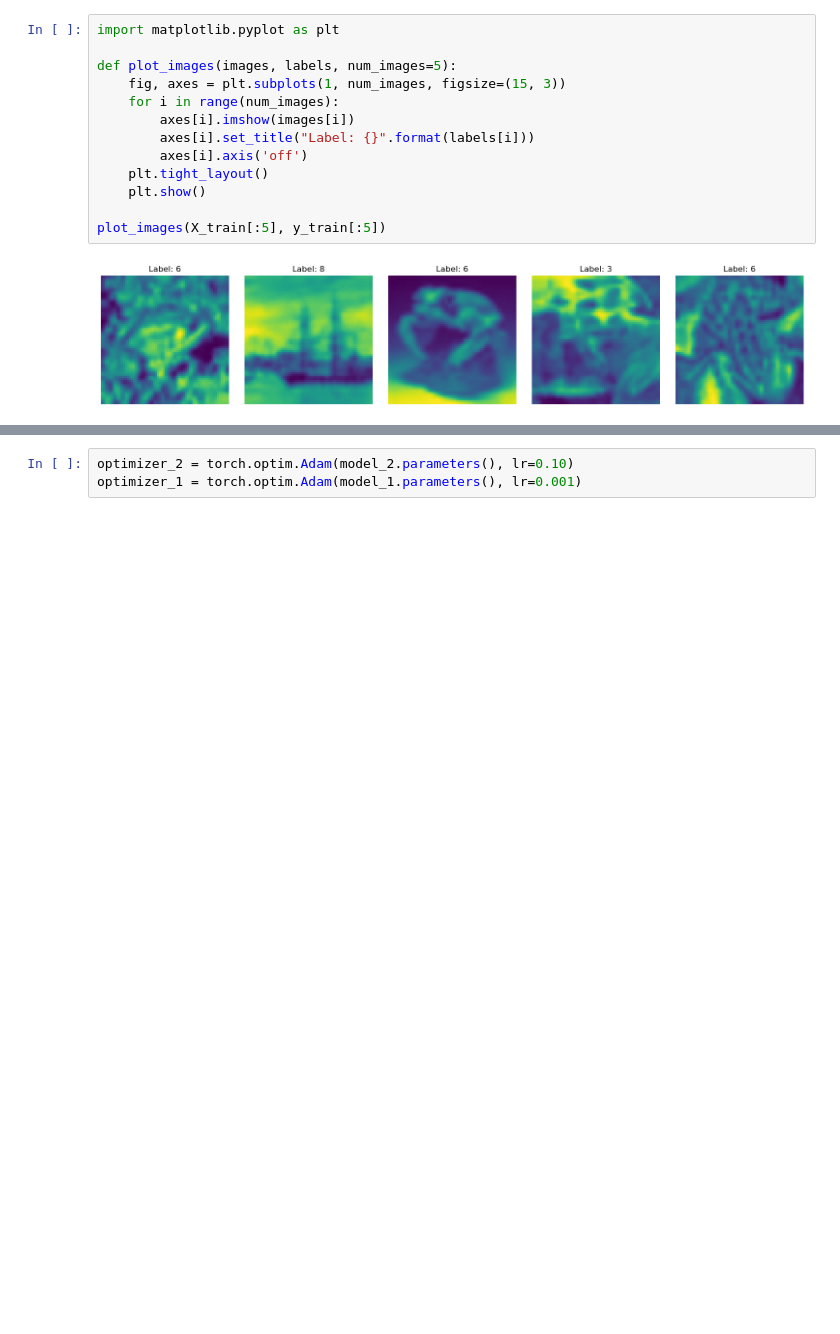
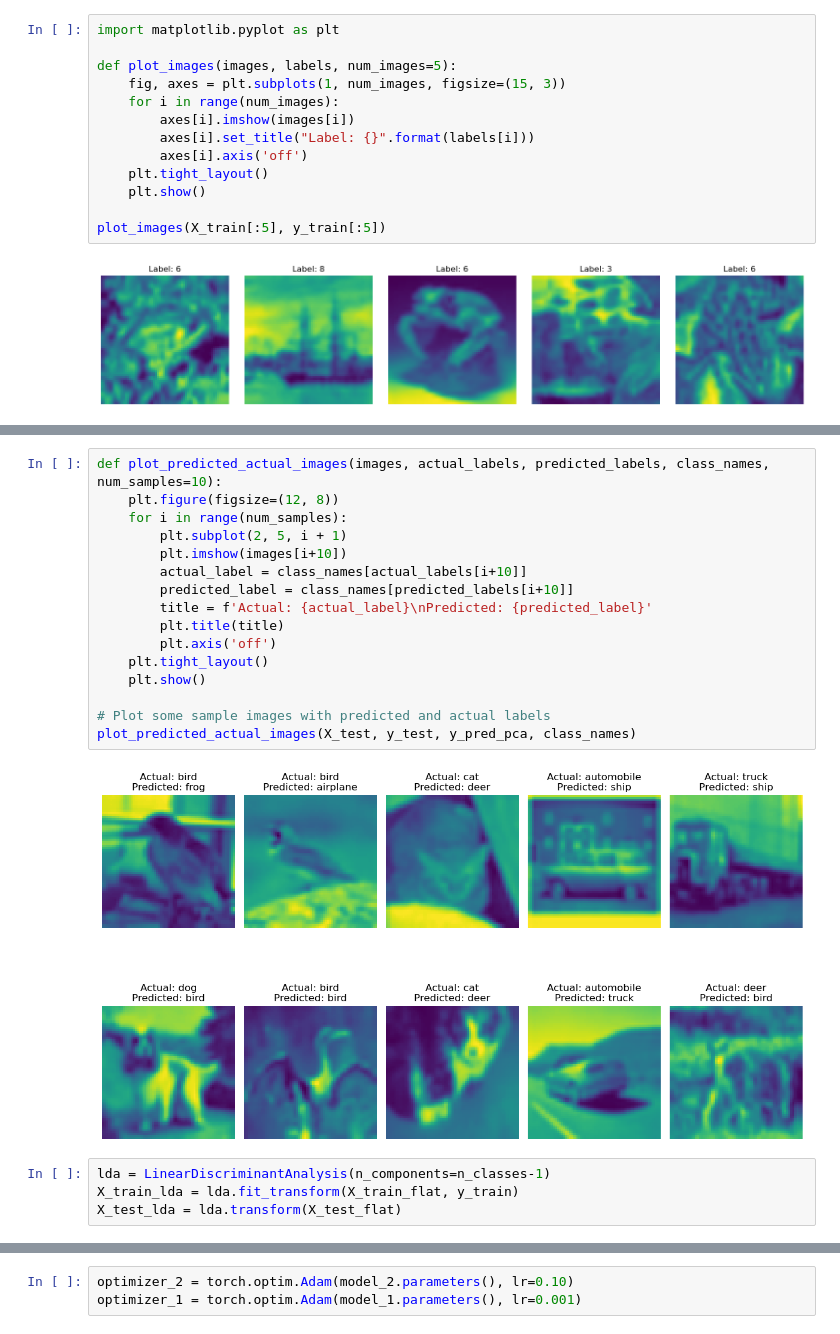
Before and after one commit to adityakedia006/Object_Recognition, a Jupyter notebook: Object Recognition/obj_recog.ipynb, the cells around one changed output, grey strips where cells are left out. Drawn from its saved outputs; the diff is of its cells as text; blank space fills up the shorter version.

```diff
--- a/Object Recognition/obj_recog.ipynb
+++ b/Object Recognition/obj_recog.ipynb
@@ -113,0 +282,22 @@ plot_images(X_train[:5], y_train[:5])
+# %%
+def plot_predicted_actual_images(images, actual_labels, predicted_labels, class_names, num_samples=10):
+    plt.figure(figsize=(12, 8))
+    for i in range(num_samples):
+        plt.subplot(2, 5, i + 1)
+        plt.imshow(images[i+10])
+        actual_label = class_names[actual_labels[i+10]]
+        predicted_label = class_names[predicted_labels[i+10]]
+        title = f'Actual: {actual_label}\nPredicted: {predicted_label}'
+        plt.title(title)
+        plt.axis('off')
+    plt.tight_layout()
+    plt.show()
+
+# Plot some sample images with predicted and actual labels
+plot_predicted_actual_images(X_test, y_test, y_pred_pca, class_names)
+# %% [output]
+[figure, added]
+# %%
+lda = LinearDiscriminantAnalysis(n_components=n_classes-1)
+X_train_lda = lda.fit_transform(X_train_flat, y_train)
+X_test_lda = lda.transform(X_test_flat)
```
Also changed, not shown: parts of 19 cells of this notebook.
